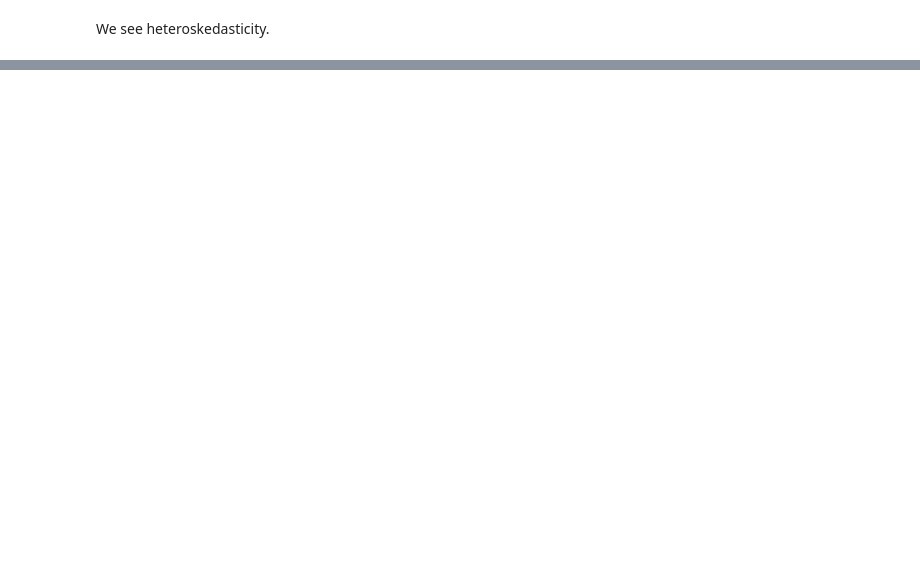
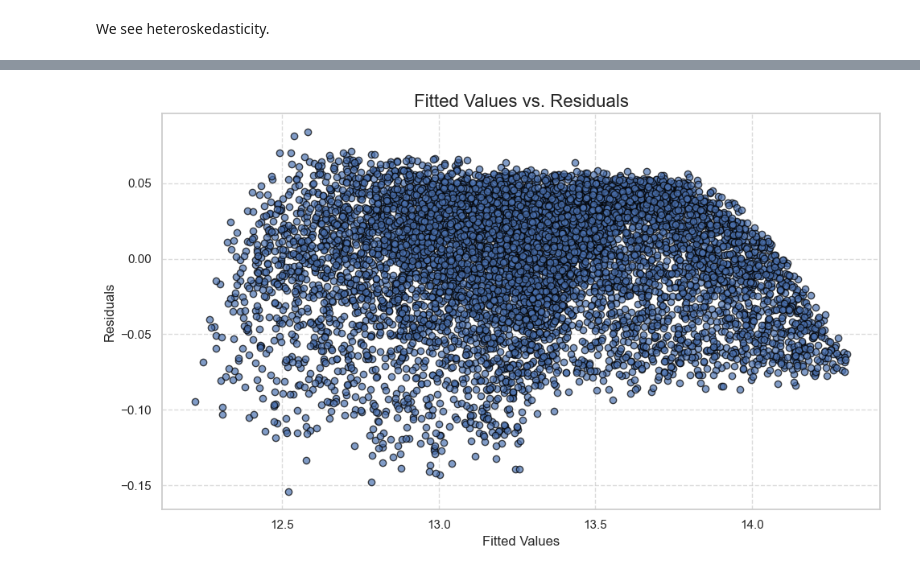
Before and after one commit to katelynvuong/601-final-project, a Jupyter notebook: serigne_eda.ipynb, the cells around one changed output, grey strips where cells are left out. Saved outputs shown, nothing was run; the diff lists cells and outputs as text; code cells hidden in the pictures; blank space fills up the shorter version.

Commit message:
Add files via upload
added model selection and new diagnostics

```diff
--- a/serigne_eda.ipynb
+++ b/serigne_eda.ipynb
@@ -363,0 +363,11 @@ plt.show()
+# %%
+from sklearn.model_selection import train_test_split
+model_df = df[['revenue','seating_capacity','average_meal_price','marketing_budget','weekend_reservations','number_of_reviews','social_media_followers','service_quality_score','ambience_score','parking_availability','location']]
+X = model_df.drop(columns=['revenue'])
+y = model_df['revenue']
+
+X_train, X_val, y_train, y_val = train_test_split(X, y, test_size=0.2, random_state=42)
+X_train_sm = sm.add_constant(X_train)
+X_val_sm = sm.add_constant(X_val)
+train_data = pd.concat([X_train_sm, y_train], axis=1)
+val_data = pd.concat([X_val_sm, y_val], axis=1)
@@ -363,0 +616,3 @@ plt.show()
+# %%
+model_df['log_revenue'] = np.log(model_df['revenue'])
+log_model = smf.ols('log_revenue~seating_capacity+average_meal_price+social_media_followers', data=model_df).fit()
@@ -363,0 +641,3 @@ plt.show()
+# %%
+model_df['sqrt_revenue'] = np.sqrt(model_df['revenue'])
+sqrt_model = smf.ols('sqrt_revenue~seating_capacity+average_meal_price+social_media_followers', data=model_df).fit()
@@ -363,0 +664,7 @@ plt.show()
+# %%
+model_df['log_seating_capacity'] = np.log(model_df['seating_capacity'])
+model_df['log_average_meal_price'] = np.log(model_df['average_meal_price'])
+model_df['log_social_media_followers'] = np.log(model_df['social_media_followers'])
+
+
+log_model_2 = smf.ols('log_revenue~log_seating_capacity+average_meal_price+log_social_media_followers', data=model_df).fit()
@@ -363,0 +687,14 @@ plt.show()
+# %%
+p = log_model_2.fittedvalues
+res = log_model_2.resid
+
+plt.figure(figsize=(10, 6))
+plt.scatter(p, res, alpha=0.7, edgecolor='black')
+plt.xlabel("Fitted Values", fontsize=12)
+plt.ylabel("Residuals", fontsize=12)
+plt.title("Fitted Values vs. Residuals", fontsize=16)
+plt.grid(True, linestyle='--', alpha=0.7)
+plt.tight_layout()
+plt.show()
+# %% [output]
+[figure, added]
```
Also changed, not shown: parts of 71 cells of this notebook.
